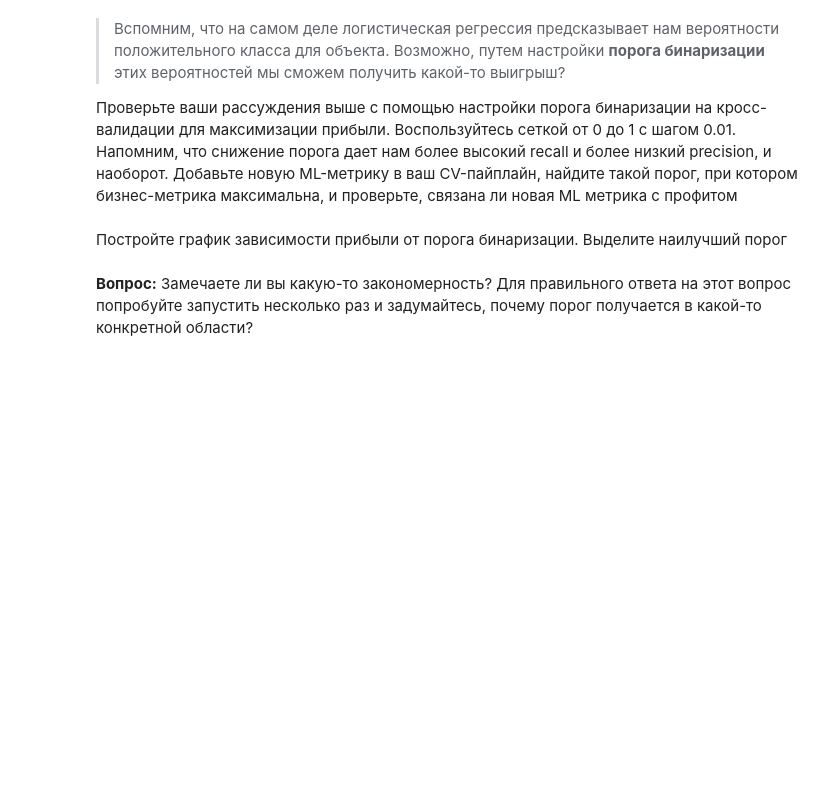
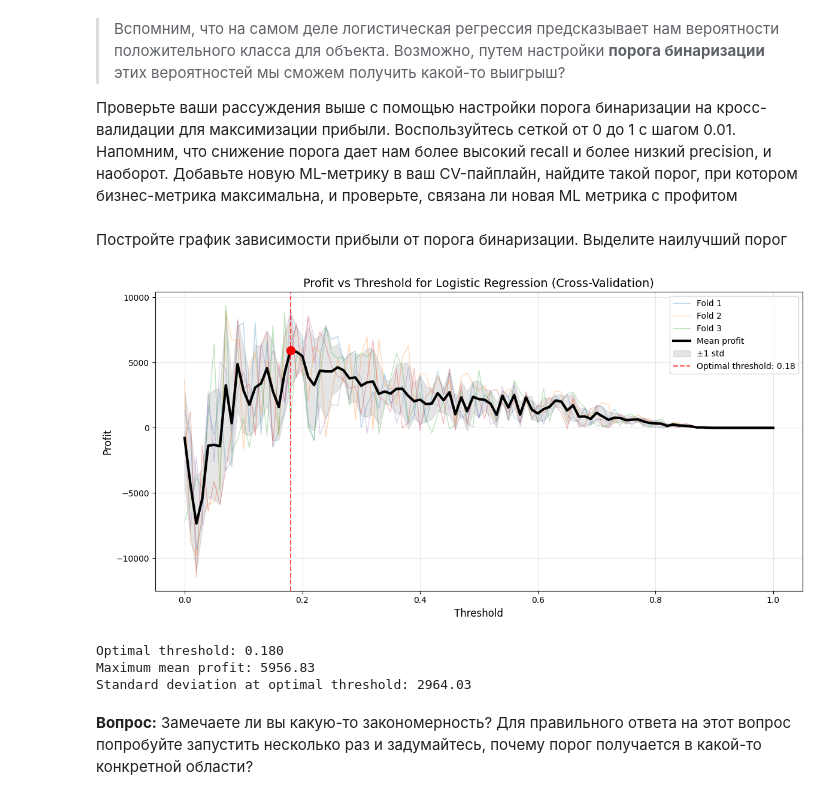
Before and after one commit to Uralbeckins/ML-Sokolov-Course, a Jupyter notebook: homework_practice_04_linclass.ipynb, the cells around one changed output. Drawn from its saved outputs; the diff is of its cells as text; code cells hidden in the pictures; blank space fills up the shorter version.

Commit message:
get the best treshold

```diff
--- a/homework_practice_04_linclass.ipynb
+++ b/homework_practice_04_linclass.ipynb
@@ -1556,2 +1761,4 @@ __Ответ:__ # your answer here
+# %%
+results = cross_validate_thresholds(X_final, y, LogisticRegression())
 # %% [markdown]
 Постройте график зависимости прибыли от порога бинаризации. Выделите наилучший порог
@@ -1560,3 +1765,47 @@ __Ответ:__ # your answer here
+# %%
+plt.figure(figsize=(12, 6))
+
+# Рисуем линии для каждого фолда
+for fold_idx, fold_profits in enumerate(results['profits_by_fold']):
+    plt.plot(results['thresholds'], fold_profits,
+             alpha=0.3, linewidth=1, label=f'Fold {fold_idx+1}' if fold_idx < 3 else None)
+
+# Рисуем среднюю линию с доверительным интервалом
+plt.plot(results['thresholds'], results['mean_profits'],
+         'k-', linewidth=3, label='Mean profit')
+plt.fill_between(results['thresholds'],
+                 results['mean_profits'] - results['std_profits'],
+                 results['mean_profits'] + results['std_profits'],
+                 alpha=0.2, color='gray', label='±1 std')
+
+# Находим оптимальный порог
+optimal_idx = np.argmax(results['mean_profits'])
+optimal_threshold = results['thresholds'][optimal_idx]
+optimal_profit = results['mean_profits'][optimal_idx]
+
+# Отмечаем оптимальный порог на графике
+plt.axvline(x=optimal_threshold, color='red', linestyle='--',
+            alpha=0.7, label=f'Optimal threshold: {optimal_threshold:.2f}')
+plt.scatter([optimal_threshold], [optimal_profit], color='red', s=100, zorder=5)
+
+# Настройки графика
+plt.xlabel('Threshold', fontsize=12)
+plt.ylabel('Profit', fontsize=12)
+plt.title('Profit vs Threshold for Logistic Regression (Cross-Validation)', fontsize=14)
+plt.grid(True, alpha=0.3)
+plt.legend(loc='best')
+plt.tight_layout()
+plt.show()
+
+# Выводим информацию об оптимальном пороге
+print(f"Optimal threshold: {optimal_threshold:.3f}")
+print(f"Maximum mean profit: {optimal_profit:.2f}")
+print(f"Standard deviation at optimal threshold: {results['std_profits'][optimal_idx]:.2f}")
+# %% [output]
+[figure, added]
+Optimal threshold: 0.180
+Maximum mean profit: 5956.83
+Standard deviation at optimal threshold: 2964.03
 # %% [markdown]
 __Вопрос:__ Замечаете ли вы какую-то закономерность? Для правильного ответа на этот вопрос попробуйте запустить несколько раз и задумайтесь, почему порог получается в какой-то конкретной области?
 # %% [markdown]
```
Also changed, not shown: parts of 11 cells of this notebook.
